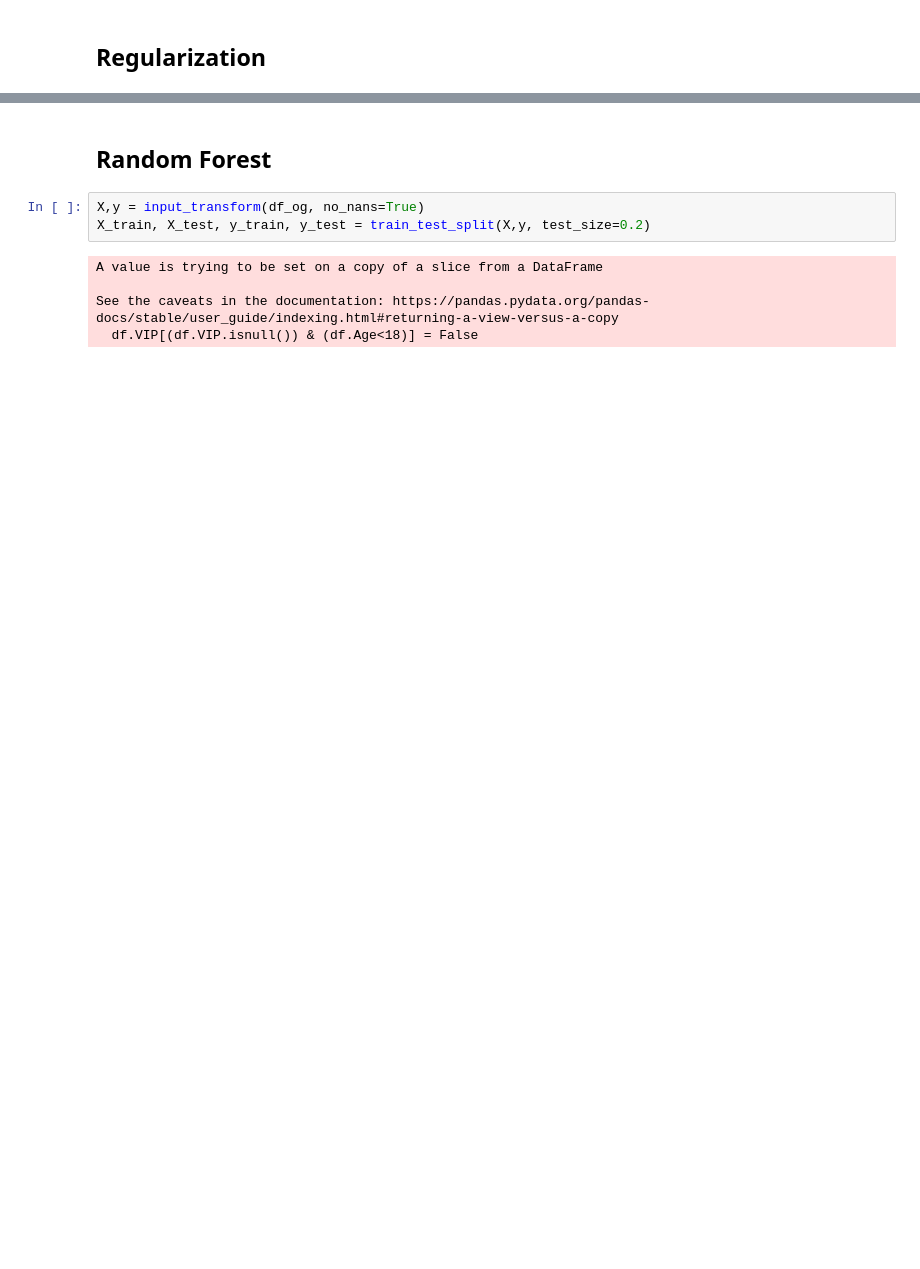
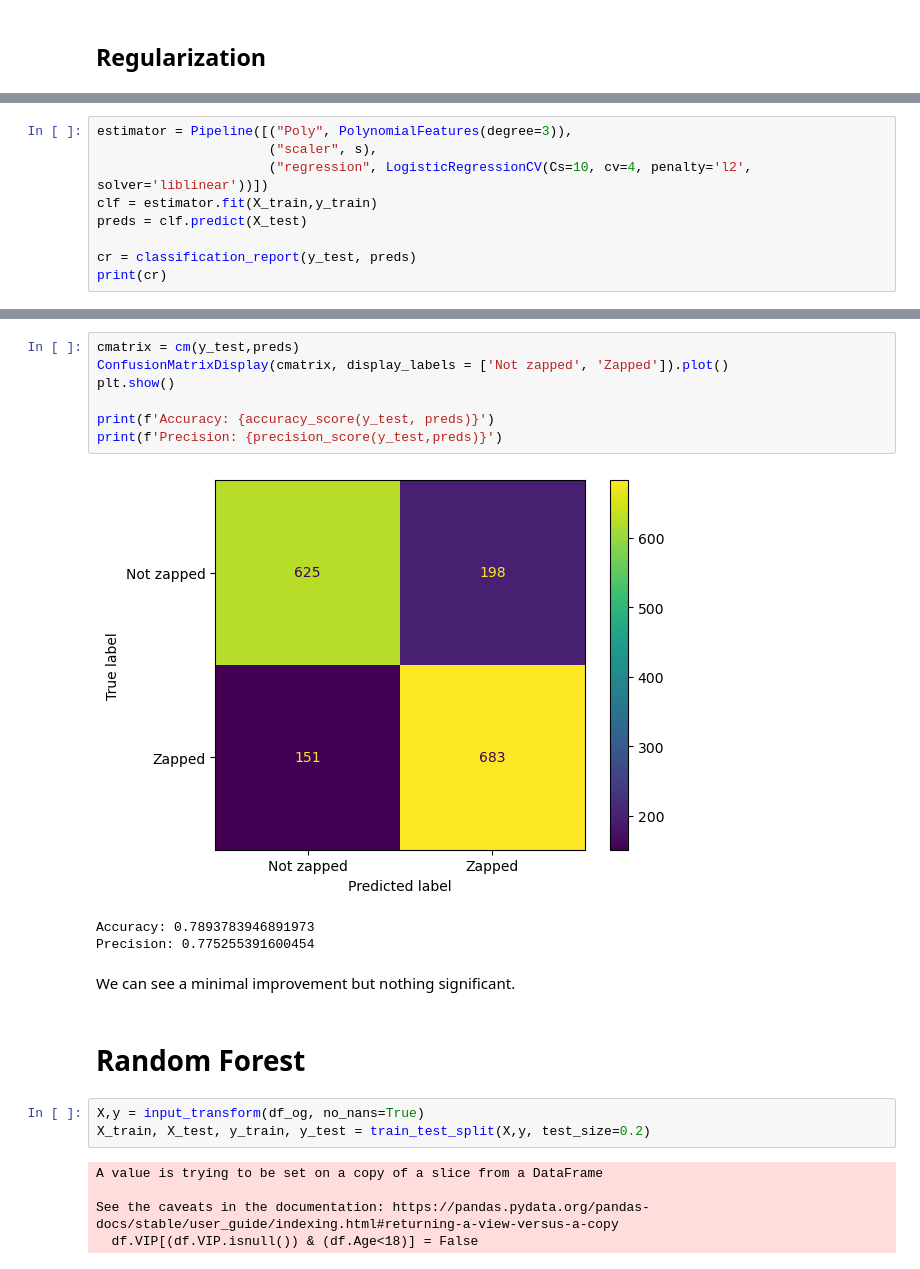
Before and after one commit to johawahn/spaceship_titanic, a Jupyter notebook: TestingModels.ipynb, the cells around one changed output, grey strips where cells are left out. Saved outputs shown, nothing was run; the diff lists cells and outputs as text; blank space fills up the shorter version.

```diff
--- a/TestingModels.ipynb
+++ b/TestingModels.ipynb
@@ -197,0 +229,9 @@ Let's try another model!
+# %%
+estimator = Pipeline([("Poly", PolynomialFeatures(degree=3)),
+                      ("scaler", s),
+                      ("regression", LogisticRegressionCV(Cs=10, cv=4, penalty='l2', solver='liblinear'))])
+clf = estimator.fit(X_train,y_train)
+preds = clf.predict(X_test)
+
+cr = classification_report(y_test, preds)
+print(cr)
@@ -198,5 +247,18 @@ Let's try another model!
+# %%
+cmatrix = cm(y_test,preds)
+ConfusionMatrixDisplay(cmatrix, display_labels = ['Not zapped', 'Zapped']).plot()
+plt.show()
+
+print(f'Accuracy: {accuracy_score(y_test, preds)}')
+print(f'Precision: {precision_score(y_test,preds)}')
+# %% [output]
+[figure, added]
+Accuracy: 0.7893783946891973
+Precision: 0.775255391600454
+# %% [markdown]
+We can see a minimal improvement but nothing significant.
 # %% [markdown]
-## Random Forest
+# Random Forest
 # %%
 X,y = input_transform(df_og, no_nans=True)
 X_train, X_test, y_train, y_test = train_test_split(X,y, test_size=0.2)
```
Also changed, not shown: parts of 43 cells of this notebook.
